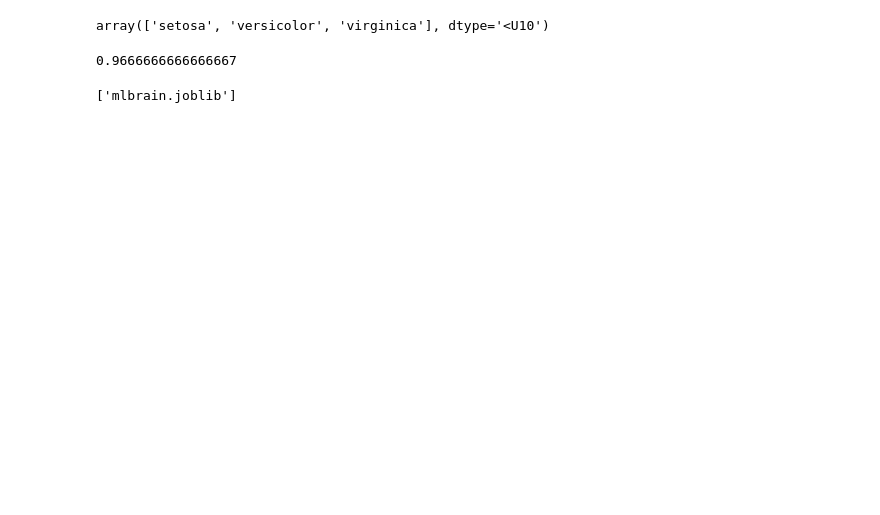
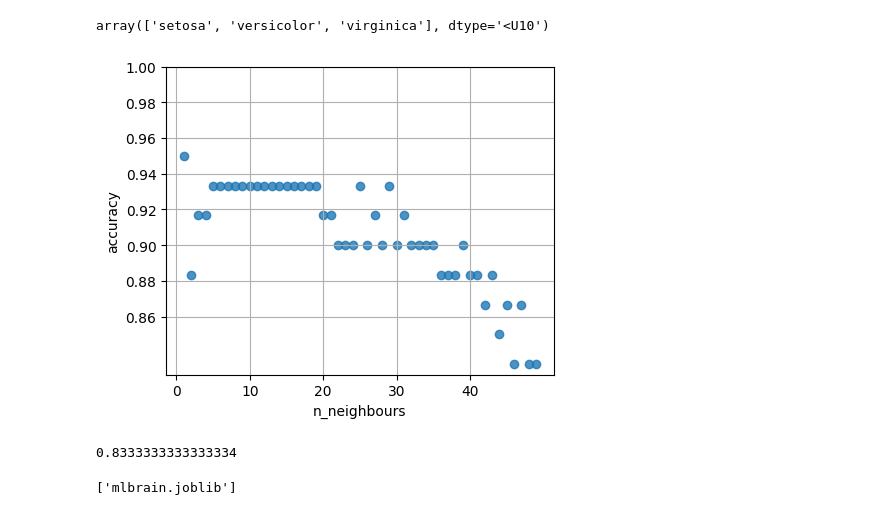
Before and after one commit to KacperWalczak/iris, a Jupyter notebook: iris_flower_machine_learning.ipynb, the cells around one changed output. Cells and saved outputs as stored; diff of their text form; code cells hidden in the pictures; blank space fills up the shorter version.

```diff
--- a/iris_flower_machine_learning.ipynb
+++ b/iris_flower_machine_learning.ipynb
@@ -16,15 +16,33 @@ from sklearn.model_selection import train_test_split
 X_train, X_test, Y_train, Y_test = train_test_split(X, Y, test_size=0.4)
 # %%
 from sklearn.neighbors import KNeighborsClassifier
-
-knn = KNeighborsClassifier(n_neighbors=3)
-knn.fit(X_train, Y_train)
-Y_predict = knn.predict(X_test)
+accuracy = []
+for i in range(1,50):
+  accu_temp = []
+  for j in range(100):
+    knn = KNeighborsClassifier(n_neighbors=i)
+    knn.fit(X_train, Y_train)
+    Y_predict = knn.predict(X_test)
+    accu_temp.append(metrics.accuracy_score(Y_test, Y_predict))
+  accuracy.append(sum(accu_temp)/len(accu_temp))
+# %%
+import matplotlib.pyplot as plt
+import numpy as np
+plt.figure(figsize=(5, 4))
+plt.scatter(range(1,50), accuracy, alpha=0.8)
+plt.xlabel('n_neighbours')
+plt.ylabel('accuracy')
+plt.xticks(np.arange(0, 50, step=10))
+plt.yticks(np.arange(0.86, 1.0, step=0.02))
+plt.grid()
+plt.show()
+# %% [output]
+[figure, added]
 # %%
 from sklearn import metrics
 print(metrics.accuracy_score(Y_test, Y_predict))
 # %% [output]
-0.9666666666666667
+0.8333333333333334
 # %%
 import joblib
 joblib.dump(knn,"mlbrain.joblib")
```
Also changed, not shown: parts of 1 cell of this notebook.
